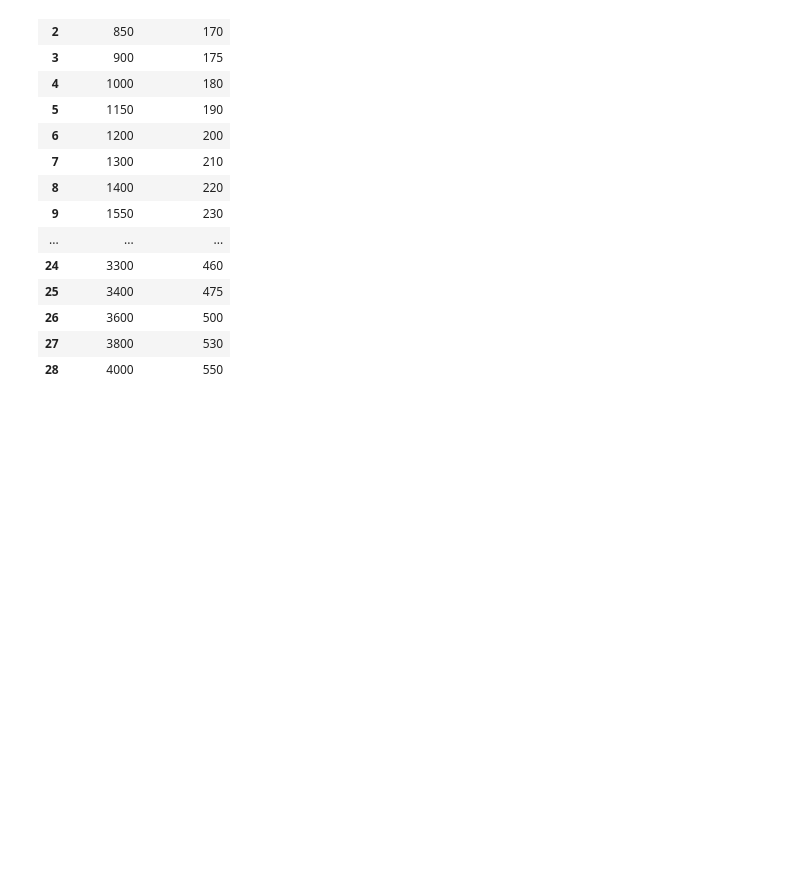
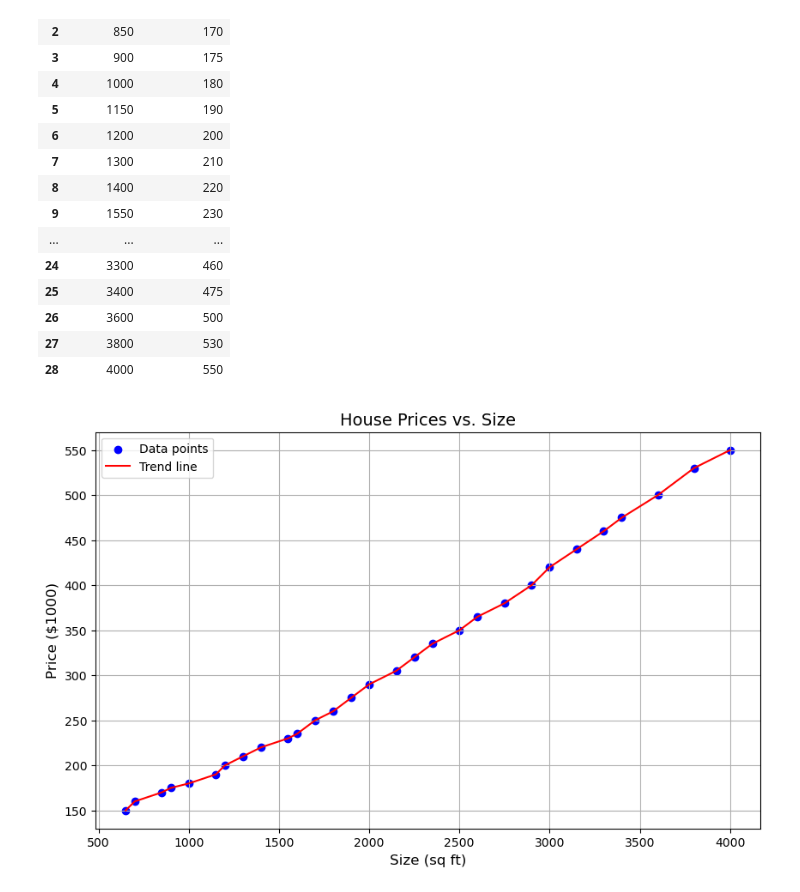
Before and after one commit to hanapoja/ml-activities, a Jupyter notebook: data_processing.ipynb, the cells around one changed output. Cells and saved outputs as stored; diff of their text form; code cells hidden in the pictures; blank space fills up the shorter version.

```diff
--- a/data_processing.ipynb
+++ b/data_processing.ipynb
@@ -4,8 +5,8 @@ import numpy as np
 # %% [markdown]
 Importing data set
 # %%
-dataset = pd.read_csv('housing_price.csv')
-dataset
+df = pd.read_csv('housing_price.csv')
+df
 # %% [output]
 |  | Size (sq ft) | Price ($1000) |
 | 0 | 650 | 150 |
@@ -24,3 +25,17 @@ dataset
 | 26 | 3600 | 500 |
 | 27 | 3800 | 530 |
 | 28 | 4000 | 550 |
+# %%
+plt.figure(figsize=(10, 6))
+plt.scatter(df["Size (sq ft)"], df["Price ($1000)"], color='blue', label='Data points')
+plt.plot(df["Size (sq ft)"], df["Price ($1000)"], color='red', label='Trend line')
+
+# Adding titles and labels
+plt.title("House Prices vs. Size", fontsize=14)
+plt.xlabel("Size (sq ft)", fontsize=12)
+plt.ylabel("Price ($1000)", fontsize=12)
+plt.legend()
+plt.grid(True)
+plt.show()
+# %% [output]
+[figure, added]
```
Also changed, not shown: parts of 1 cell of this notebook.
